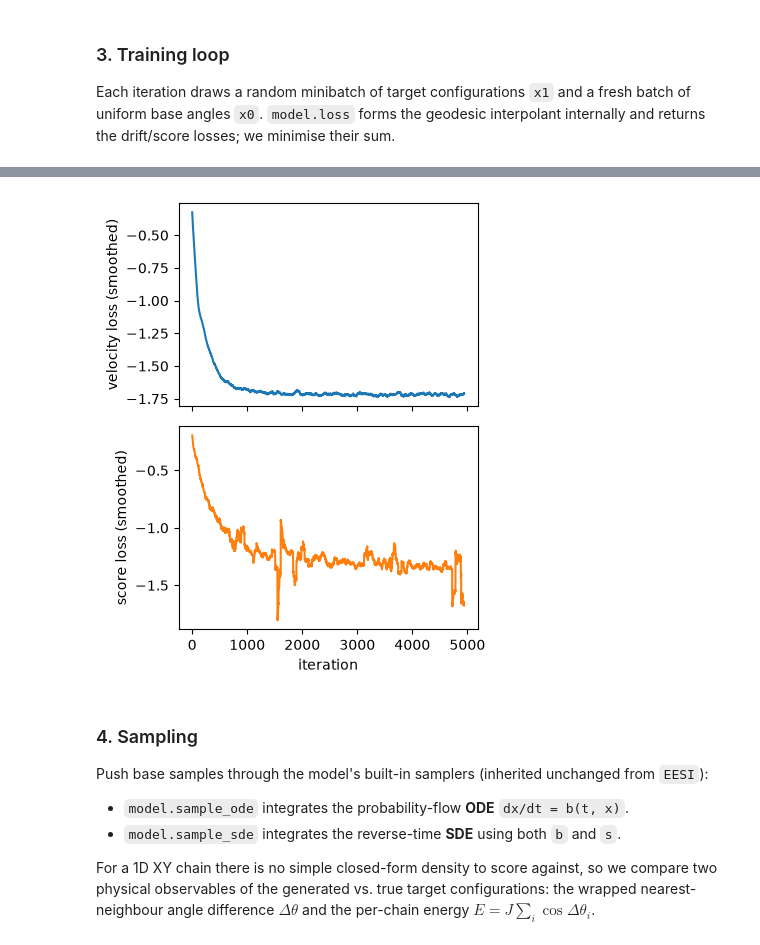
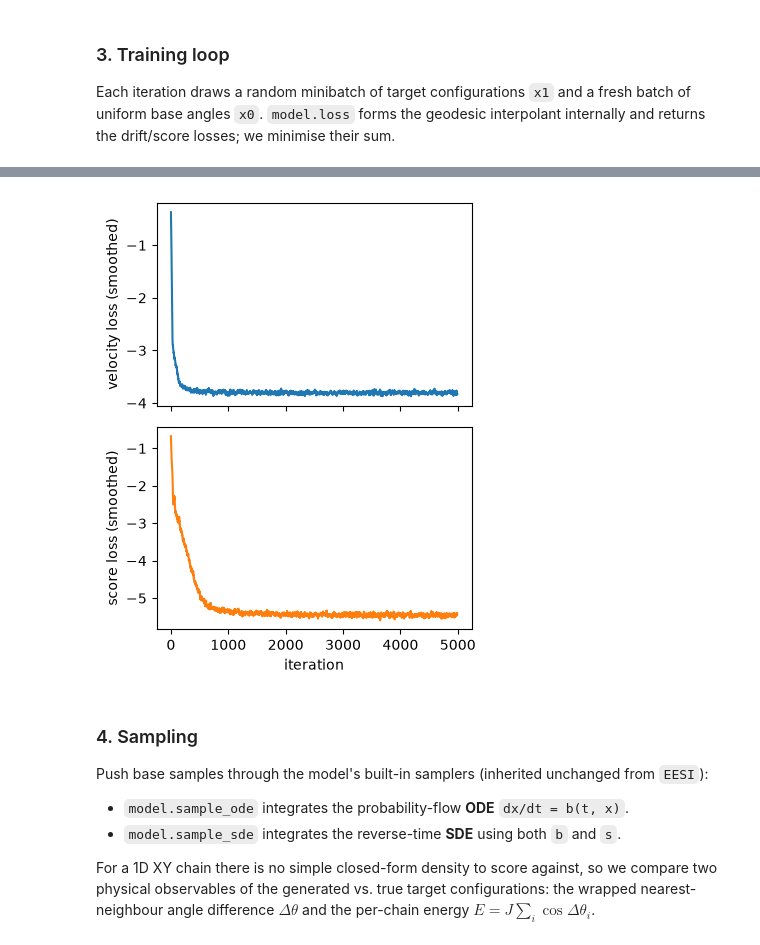
Before and after one commit to Rauscher-Group/eesi, a Jupyter notebook: experiments/XY_chain.ipynb, the cells around one changed output, grey strips where cells are left out. Drawn from its saved outputs; the diff is of its cells as text; code cells hidden in the pictures.

```diff
--- a/experiments/XY_chain.ipynb
+++ b/experiments/XY_chain.ipynb
@@ -68,18 +82,24 @@ We start with a tiny `N = 2` spin chain purely to check the pipeline runs
 end-to-end; bump `N` (and `n_neighbors`, network width, iterations) to scale up.
 # %%
 N = 10            # a tiny two-spin chain — just enough to exercise the whole pipeline
-J = 1.0          # ferromagnetic coupling of the target Boltzmann distribution
+J = 2.0          # ferromagnetic coupling of the target Boltzmann distribution
 
 # --- target p_1: XY-chain Boltzmann samples from the classical MC sampler ---
-confs, eners = mcxy(L=N, J=J, n_eq=2_000, n_prod=200_000, n_save=5_000)
+confs, eners = mcxy(L=N, J=J, n_eq=1_000_000, n_prod=1_000_000, n_save=10_000)
 x1_all = torch.tensor(confs, dtype=torch.get_default_dtype(), device=device)
 # wrap MC angles from [0, 2pi) onto (-pi, pi] (canonical range; network is wrap-invariant)
 x1_all = (x1_all + np.pi) % (2 * np.pi) - np.pi
 n_data = x1_all.shape[0]
+
+lbl="Exact energy"
+dE = (N-1) * (-J*(iv(1,J)/iv(0,J)))/N
+print(f"{lbl:12s}: {dE:+.4f}")
+
+
 print("target dataset:", tuple(x1_all.shape))
 
 
 # --- base p_0: independent uniform angles on the circle (trivial to sample) ---
-def sample_base(B):
+def sample_base(B,N):
     return torch.rand(B, N, device=device) * (2 * np.pi) - np.pi
 # %% [output]
@@ -101,19 +122,22 @@ whole chain.
   estimate). Try `gamma="quad"`/`"sqrt"`, `gamma="none"` (implicit score
   matching), or `path="trig"`/`"trig2"`.
 # %%
-gnn_kw = dict(N=N, n_neighbors=2, hidden=32, n_layers=4, edge_order=4, time_order=4)
+
+gnn_kw = dict(n_neighbors=2, hidden=16, n_layers=8, edge_order=16, time_order=16)
 net_b = XYChainGNN(**gnn_kw)
 net_s = XYChainGNN(**gnn_kw)
 
 model = xyEESI(
     net_b, net_s,
     d=N,
-    path="trig2",
-    gamma="sin2",
-    gamma_scale=0.5,
+    path="trig",
+    gamma="sqrt",
+    gamma_scale=0.25,
+    score_div_method = "exact"
 ).to(device)
 
-opt = torch.optim.Adam(model.parameters(), lr=5e-4)
+opt = torch.optim.Adam(model.parameters(), lr=1e-3)
+scheduler = torch.optim.lr_scheduler.ExponentialLR(opt, gamma=0.9)
 print("net_b params:", sum(p.numel() for p in model.net_b.parameters()))
 print("net_s params:", sum(p.numel() for p in model.net_s.parameters()))
 # %% [output]
@@ -161,19 +204,20 @@ iter 4999  loss_b=-1.814  loss_s=-2.164
 # %%
 # Training curves (smoothed).
-def smooth(v, k=60):
+def smooth(v, k=10):
     v = np.asarray(v)
     return np.convolve(v, np.ones(k) / k, mode="valid") if len(v) >= k else v
 
 fig, ax = plt.subplots(2, 1, sharex=True, figsize=(4, 5))
 ax[0].plot(smooth(hist_b), "-C0")
 ax[0].set_ylabel("velocity loss (smoothed)")
 ax[1].plot(smooth(hist_s), "-C1")
 ax[1].set_xlabel("iteration")
 ax[1].set_ylabel("score loss (smoothed)")
+#ax[1].set_xscale("log")
 plt.tight_layout()
 plt.show()
 # %% [output]
-[figure, old version]
+[figure, new version]
 # %% [markdown]
 ### 4. Sampling
 
```
Also changed, not shown: parts of 16 cells of this notebook, 15 other files.
